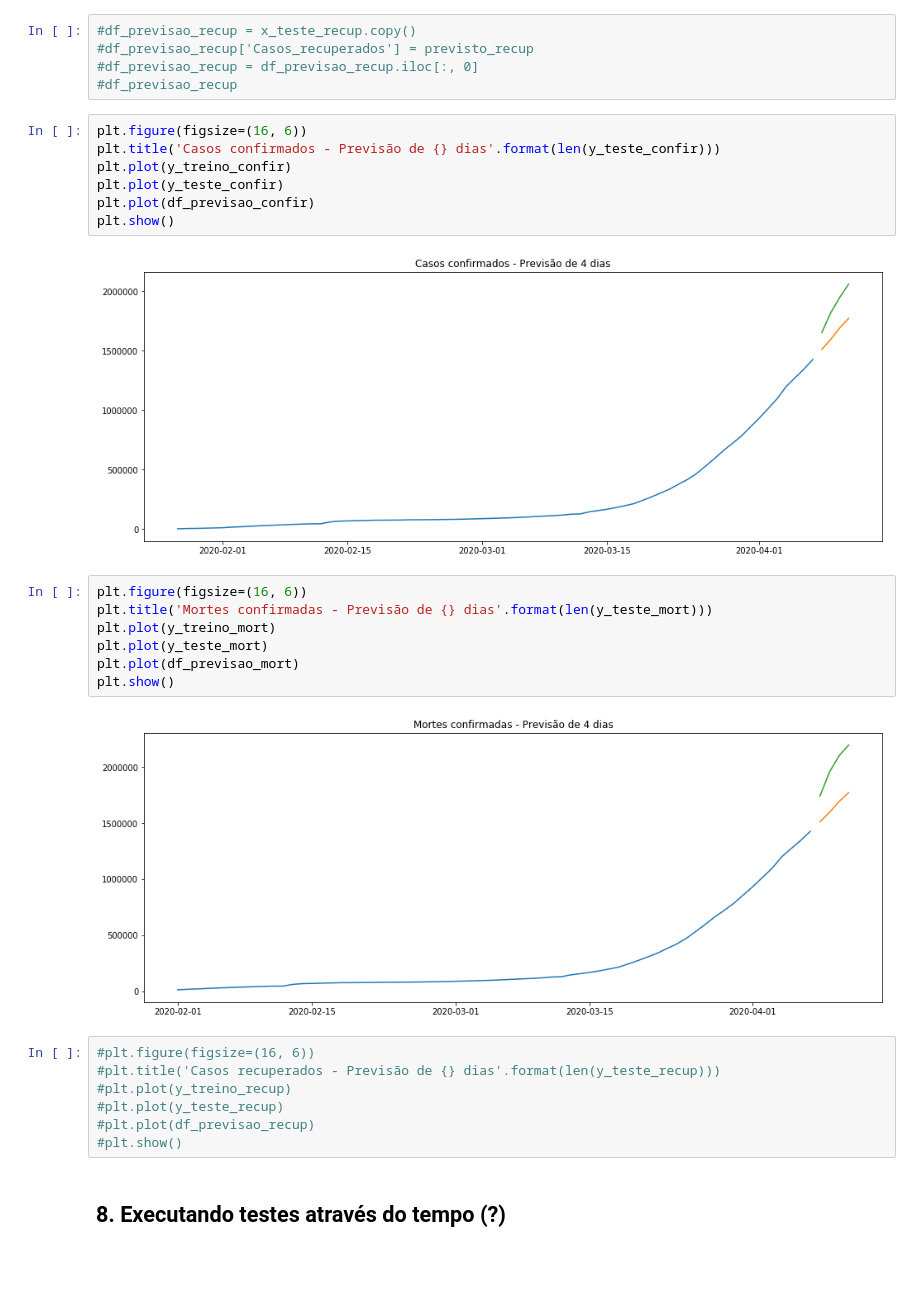
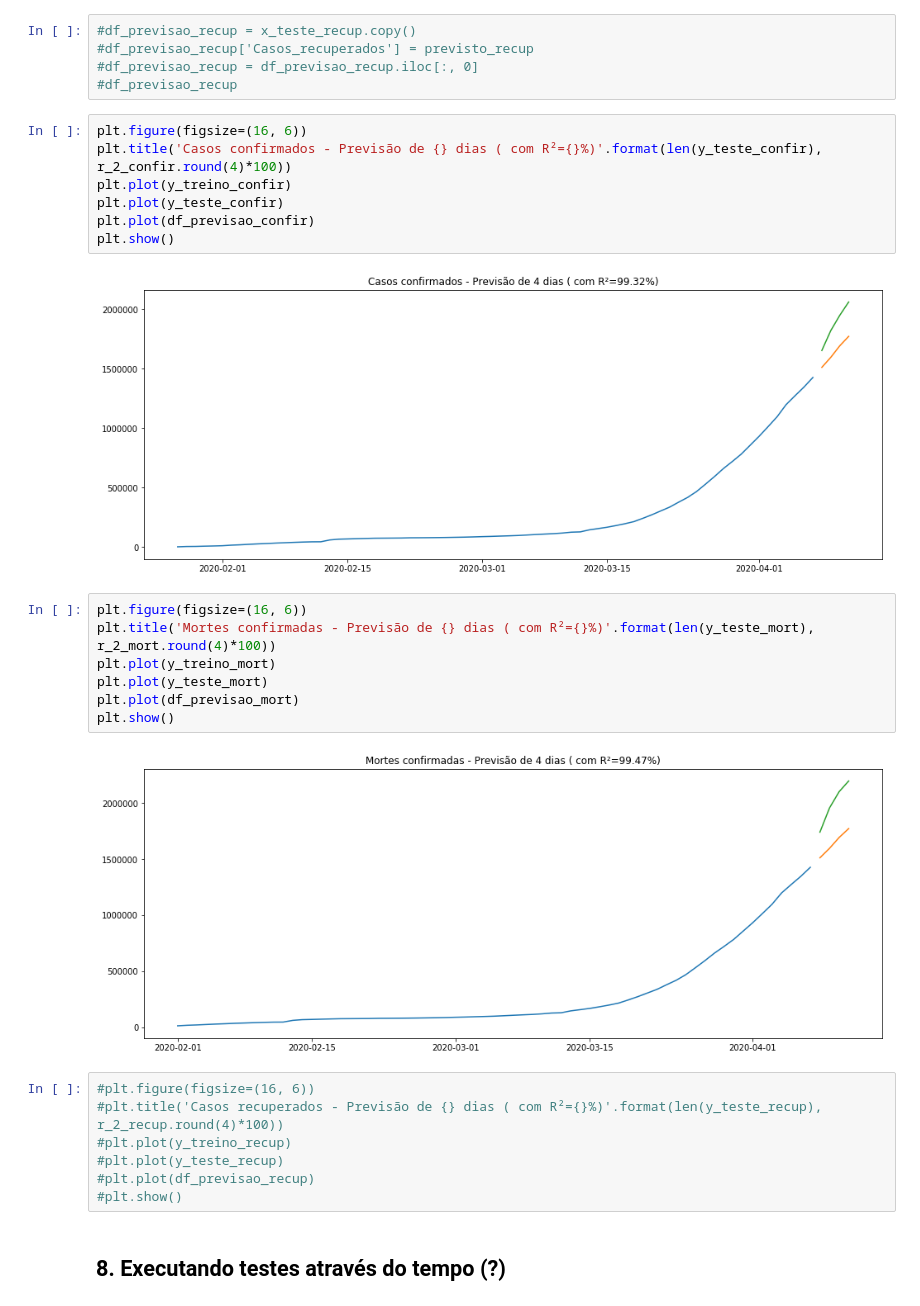
Before and after one commit to ViniViniAntunes/Escola_de_IA, a Jupyter notebook: AulaEspecial04_SerieTemporal_Covid19.ipynb, the cells around one changed output. Cells and saved outputs as stored; diff of their text form; blank space fills up the shorter version.

```diff
--- a/AulaEspecial04_SerieTemporal_Covid19.ipynb
+++ b/AulaEspecial04_SerieTemporal_Covid19.ipynb
@@ -538,25 +537,25 @@ Name: Mortes_confirmadas, dtype: float64
 #df_previsao_recup
 # %%
 plt.figure(figsize=(16, 6))
-plt.title('Casos confirmados - Previsão de {} dias'.format(len(y_teste_confir)))
+plt.title('Casos confirmados - Previsão de {} dias ( com R²={}%)'.format(len(y_teste_confir), r_2_confir.round(4)*100))
 plt.plot(y_treino_confir)
 plt.plot(y_teste_confir)
 plt.plot(df_previsao_confir)
 plt.show()
 # %% [output]
-[figure, old version]
+[figure, new version]
 # %%
 plt.figure(figsize=(16, 6))
-plt.title('Mortes confirmadas - Previsão de {} dias'.format(len(y_teste_mort)))
+plt.title('Mortes confirmadas - Previsão de {} dias ( com R²={}%)'.format(len(y_teste_mort), r_2_mort.round(4)*100))
 plt.plot(y_treino_mort)
 plt.plot(y_teste_mort)
 plt.plot(df_previsao_mort)
 plt.show()
 # %% [output]
-[figure, old version]
+[figure, new version]
 # %%
 #plt.figure(figsize=(16, 6))
-#plt.title('Casos recuperados - Previsão de {} dias'.format(len(y_teste_recup)))
+#plt.title('Casos recuperados - Previsão de {} dias ( com R²={}%)'.format(len(y_teste_recup), r_2_recup.round(4)*100))
 #plt.plot(y_treino_recup)
 #plt.plot(y_teste_recup)
 #plt.plot(df_previsao_recup)
```
Also changed, not shown: parts of 3 cells of this notebook.
